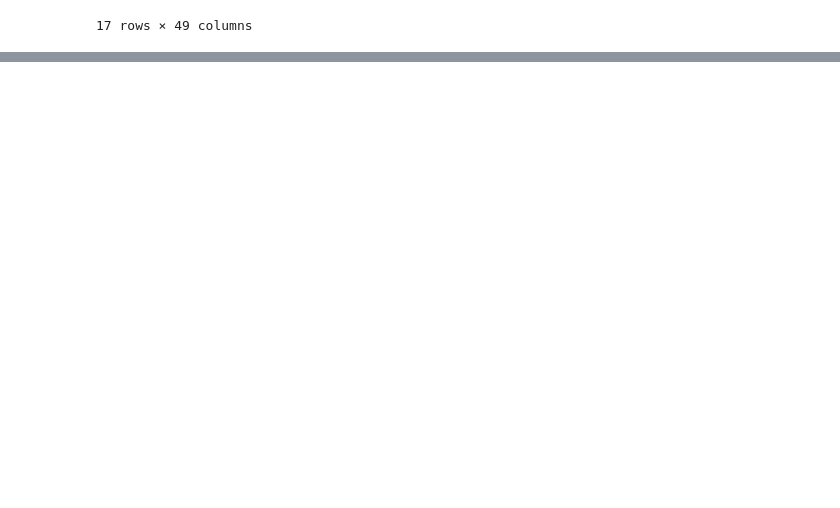
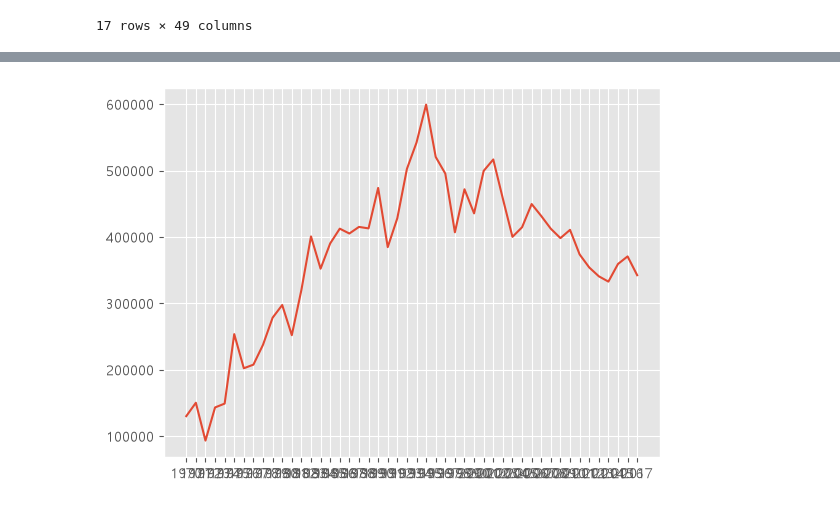
Before and after one commit to Youngchan0503/18_data_analytics, a Jupyter notebook: 01_Matplotlib.ipynb, the cells around one changed output, grey strips where cells are left out. Cells and saved outputs as stored; diff of their text form; code cells hidden in the pictures; blank space fills up the shorter version.

```diff
--- a/01_Matplotlib.ipynb
+++ b/01_Matplotlib.ipynb
@@ -105,0 +140,5 @@ KeyError: "None of ['전입지별'] are in the columns"
+# %%
+plt.plot(sr_one)
+plt.show()
+# %% [output]
+[figure, added]
```
Also changed, not shown: parts of 33 cells of this notebook, 2 other files.
